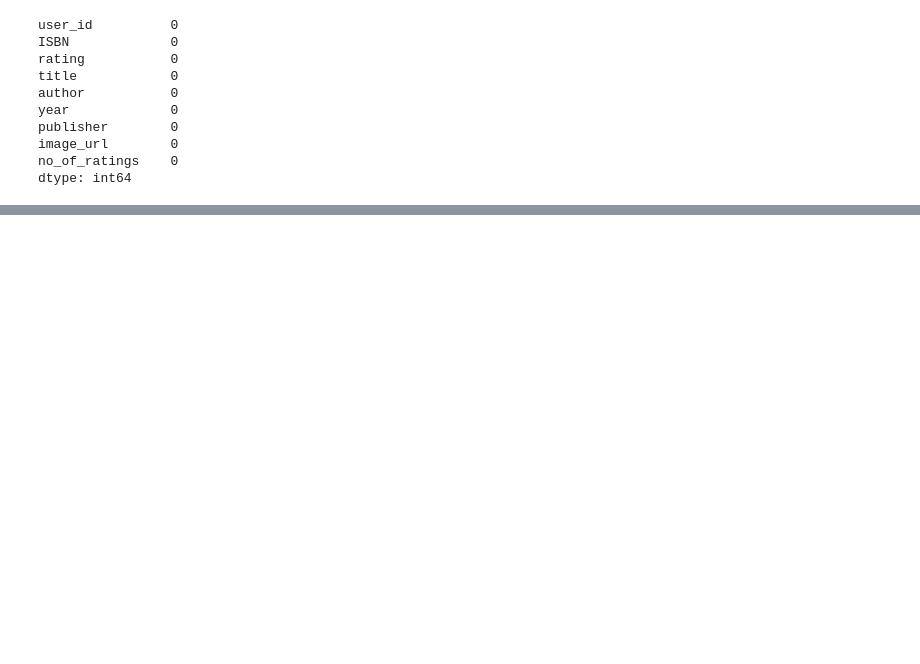
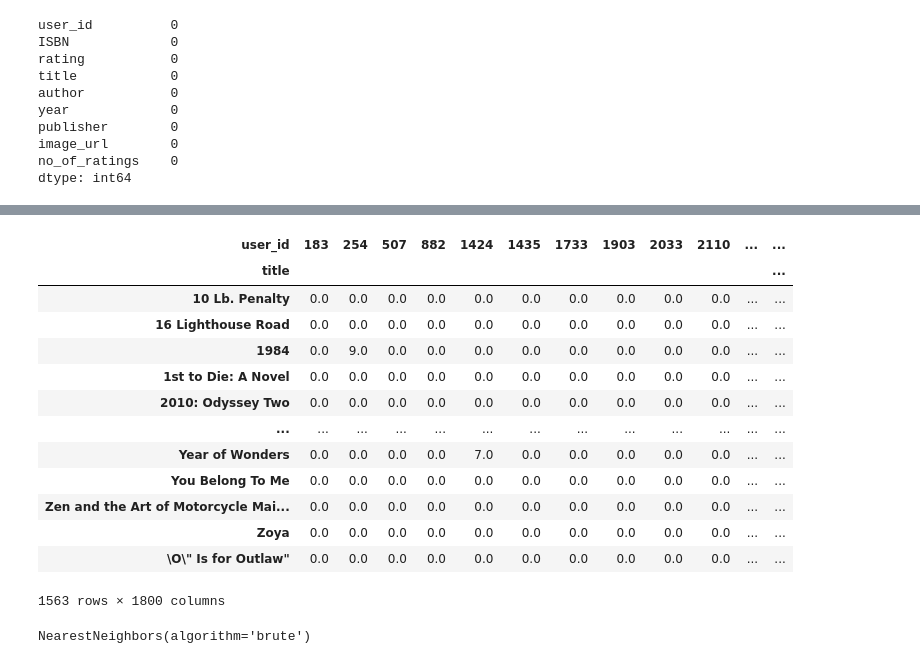
Before and after one commit to Santanu-Pal-0112/Book-Recommender-System, a Jupyter notebook: notebook/research.ipynb, the cells around one changed output, grey strips where cells are left out. Drawn from its saved outputs; the diff is of its cells as text; code cells hidden in the pictures; blank space fills up the shorter version.

```diff
--- a/notebook/research.ipynb
+++ b/notebook/research.ipynb
@@ -250,0 +271,19 @@ dtype: int64
+# %%
+book_pivot.fillna(0, inplace=True)
+# %%
+book_pivot
+# %% [output]
+| user_id | 183 | 254 | 507 | 882 | 1424 | 1435 | 1733 | 1903 | 2033 | 2110 | ... | ... |
+| title |  |  |  |  |  |  |  |  |  |  |  | ... |
+| 10 Lb. Penalty | 0.0 | 0.0 | 0.0 | 0.0 | 0.0 | 0.0 | 0.0 | 0.0 | 0.0 | 0.0 | ... | ... |
+| 16 Lighthouse Road | 0.0 | 0.0 | 0.0 | 0.0 | 0.0 | 0.0 | 0.0 | 0.0 | 0.0 | 0.0 | ... | ... |
+| 1984 | 0.0 | 9.0 | 0.0 | 0.0 | 0.0 | 0.0 | 0.0 | 0.0 | 0.0 | 0.0 | ... | ... |
+| 1st to Die: A Novel | 0.0 | 0.0 | 0.0 | 0.0 | 0.0 | 0.0 | 0.0 | 0.0 | 0.0 | 0.0 | ... | ... |
+| 2010: Odyssey Two | 0.0 | 0.0 | 0.0 | 0.0 | 0.0 | 0.0 | 0.0 | 0.0 | 0.0 | 0.0 | ... | ... |
+| ... | ... | ... | ... | ... | ... | ... | ... | ... | ... | ... | ... | ... |
+| Year of Wonders | 0.0 | 0.0 | 0.0 | 0.0 | 7.0 | 0.0 | 0.0 | 0.0 | 0.0 | 0.0 | ... | ... |
+| You Belong To Me | 0.0 | 0.0 | 0.0 | 0.0 | 0.0 | 0.0 | 0.0 | 0.0 | 0.0 | 0.0 | ... | ... |
+| Zen and the Art of Motorcycle Mai... | 0.0 | 0.0 | 0.0 | 0.0 | 0.0 | 0.0 | 0.0 | 0.0 | 0.0 | 0.0 | ... | ... |
+| Zoya | 0.0 | 0.0 | 0.0 | 0.0 | 0.0 | 0.0 | 0.0 | 0.0 | 0.0 | 0.0 | ... | ... |
+| \O\" Is for Outlaw" | 0.0 | 0.0 | 0.0 | 0.0 | 0.0 | 0.0 | 0.0 | 0.0 | 0.0 | 0.0 | ... | ... |
+1563 rows × 1800 columns
@@ -250,0 +297,4 @@ dtype: int64
+# %%
+model.fit(book_sparse)
+# %% [output]
+NearestNeighbors(algorithm='brute')
```
Also changed, not shown: parts of 5 cells of this notebook.
